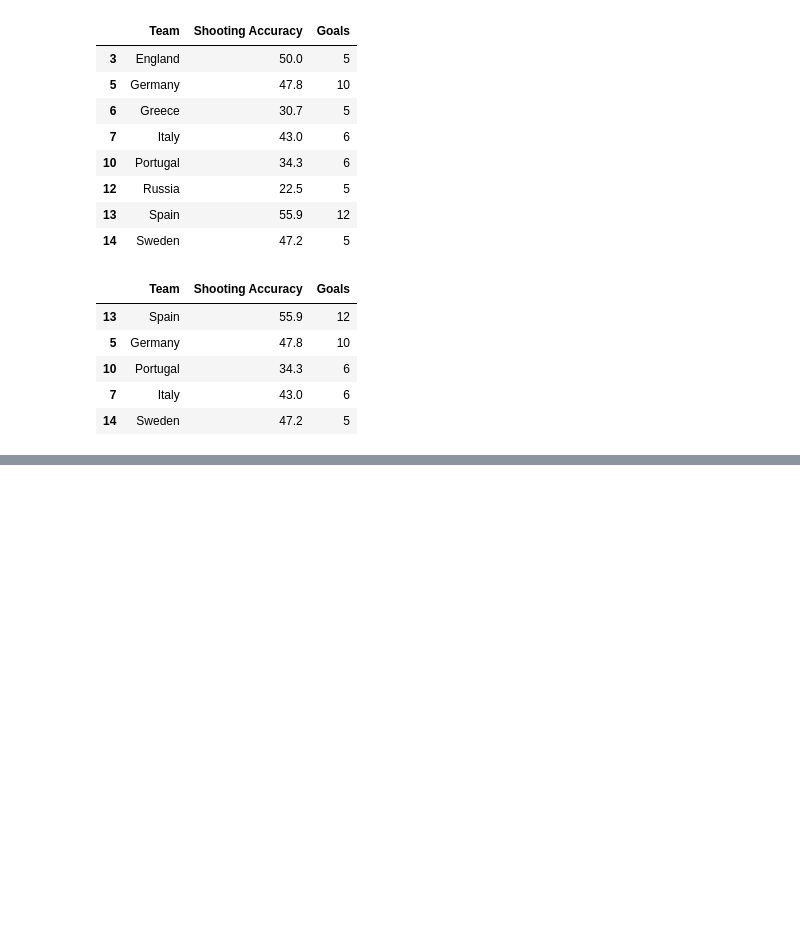
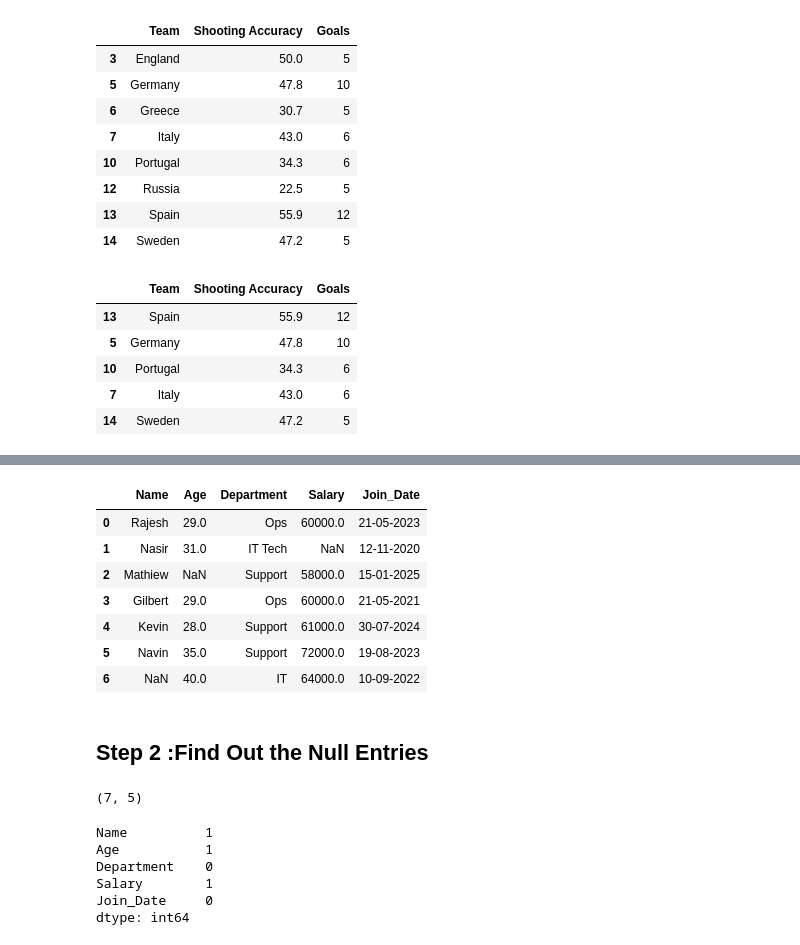
Before and after one commit to RangeshPandianPT/Data-Science_with-ML, a Jupyter notebook: Pandas_Crash_Course.ipynb, the cells around one changed output, grey strips where cells are left out. Drawn from its saved outputs; the diff is of its cells as text; code cells hidden in the pictures; blank space fills up the shorter version.

```diff
--- a/Pandas_Crash_Course.ipynb
+++ b/Pandas_Crash_Course.ipynb
@@ -699,0 +732,28 @@ filtered_data_2.sort_values(by = "Goals" ,ascending=False) .head() #Top goal sco
+# %%
+emp_data.drop_duplicates(inplace=True) #The complete operation will impact the original dataset
+# %%
+emp_data
+# %% [output]
+|  | Name | Age | Department | Salary | Join_Date |
+| 0 | Rajesh | 29.0 | Ops | 60000.0 | 21-05-2023 |
+| 1 | Nasir | 31.0 | IT Tech | NaN | 12-11-2020 |
+| 2 | Mathiew | NaN | Support | 58000.0 | 15-01-2025 |
+| 3 | Gilbert | 29.0 | Ops | 60000.0 | 21-05-2021 |
+| 4 | Kevin | 28.0 | Support | 61000.0 | 30-07-2024 |
+| 5 | Navin | 35.0 | Support | 72000.0 | 19-08-2023 |
+| 6 | NaN | 40.0 | IT | 64000.0 | 10-09-2022 |
+# %% [markdown]
+## Step 2 :Find Out the Null Entries
+# %%
+emp_data.shape
+# %% [output]
+(7, 5)
+# %%
+emp_data.isnull().sum()
+# %% [output]
+Name          1
+Age           1
+Department    0
+Salary        1
+Join_Date     0
+dtype: int64
```
Also changed, not shown: parts of 11 cells of this notebook.
